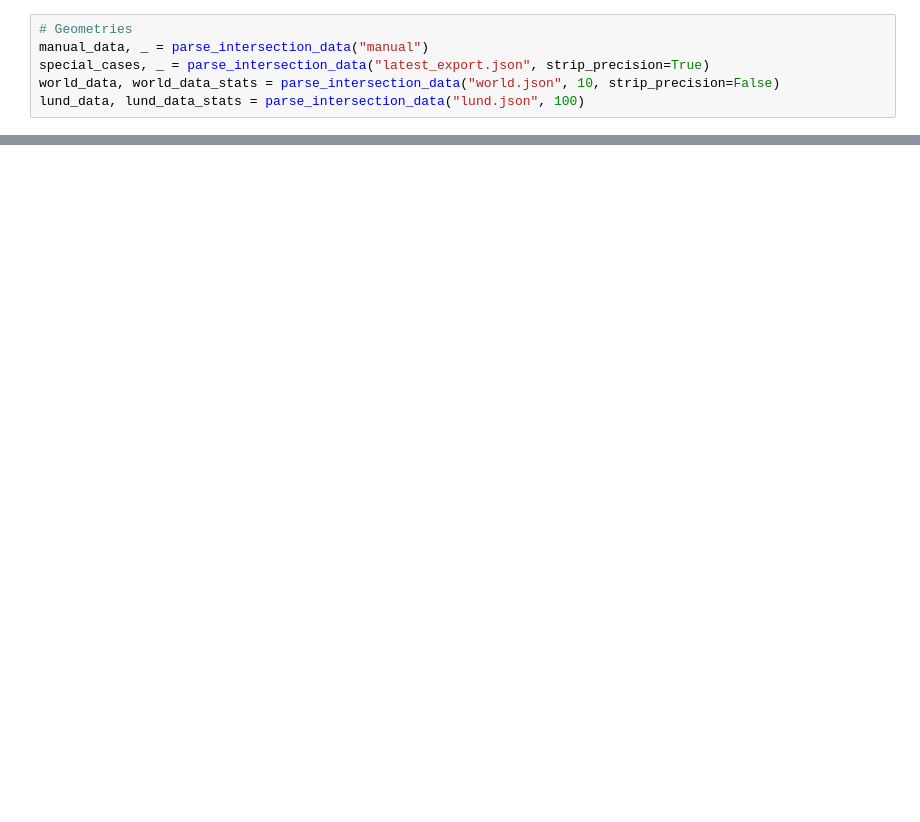
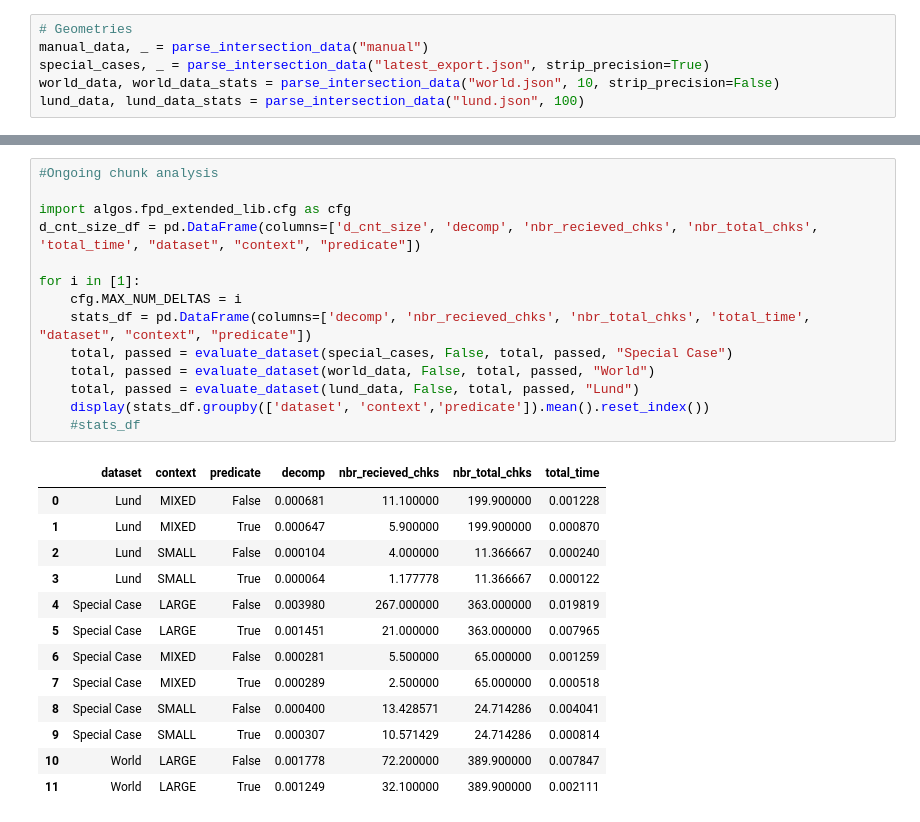
Before and after one commit to SimonErlandsson/Operable-Maps-Compression, a Jupyter notebook: Intersection_Sketching.ipynb, the cells around one changed output, grey strips where cells are left out. Drawn from its saved outputs; the diff is of its cells as text; blank space fills up the shorter version.

```diff
--- a/Intersection_Sketching.ipynb
+++ b/Intersection_Sketching.ipynb
@@ -172,0 +198,28 @@ KeyboardInterrupt:
+# %%
+#Ongoing chunk analysis
+
+import algos.fpd_extended_lib.cfg as cfg
+d_cnt_size_df = pd.DataFrame(columns=['d_cnt_size', 'decomp', 'nbr_recieved_chks', 'nbr_total_chks', 'total_time', "dataset", "context", "predicate"])
+
+for i in [1]:
+    cfg.MAX_NUM_DELTAS = i
+    stats_df = pd.DataFrame(columns=['decomp', 'nbr_recieved_chks', 'nbr_total_chks', 'total_time', "dataset", "context", "predicate"])
+    total, passed = evaluate_dataset(special_cases, False, total, passed, "Special Case")
+    total, passed = evaluate_dataset(world_data, False, total, passed, "World")
+    total, passed = evaluate_dataset(lund_data, False, total, passed, "Lund")
+    display(stats_df.groupby(['dataset', 'context','predicate']).mean().reset_index())
+    #stats_df
+# %% [output]
+|  | dataset | context | predicate | decomp | nbr_recieved_chks | nbr_total_chks | total_time |
+| 0 | Lund | MIXED | False | 0.000681 | 11.100000 | 199.900000 | 0.001228 |
+| 1 | Lund | MIXED | True | 0.000647 | 5.900000 | 199.900000 | 0.000870 |
+| 2 | Lund | SMALL | False | 0.000104 | 4.000000 | 11.366667 | 0.000240 |
+| 3 | Lund | SMALL | True | 0.000064 | 1.177778 | 11.366667 | 0.000122 |
+| 4 | Special Case | LARGE | False | 0.003980 | 267.000000 | 363.000000 | 0.019819 |
+| 5 | Special Case | LARGE | True | 0.001451 | 21.000000 | 363.000000 | 0.007965 |
+| 6 | Special Case | MIXED | False | 0.000281 | 5.500000 | 65.000000 | 0.001259 |
+| 7 | Special Case | MIXED | True | 0.000289 | 2.500000 | 65.000000 | 0.000518 |
+| 8 | Special Case | SMALL | False | 0.000400 | 13.428571 | 24.714286 | 0.004041 |
+| 9 | Special Case | SMALL | True | 0.000307 | 10.571429 | 24.714286 | 0.000814 |
+| 10 | World | LARGE | False | 0.001778 | 72.200000 | 389.900000 | 0.007847 |
+| 11 | World | LARGE | True | 0.001249 | 32.100000 | 389.900000 | 0.002111 |
```
Also changed, not shown: parts of 6 cells of this notebook, 1 other file.
